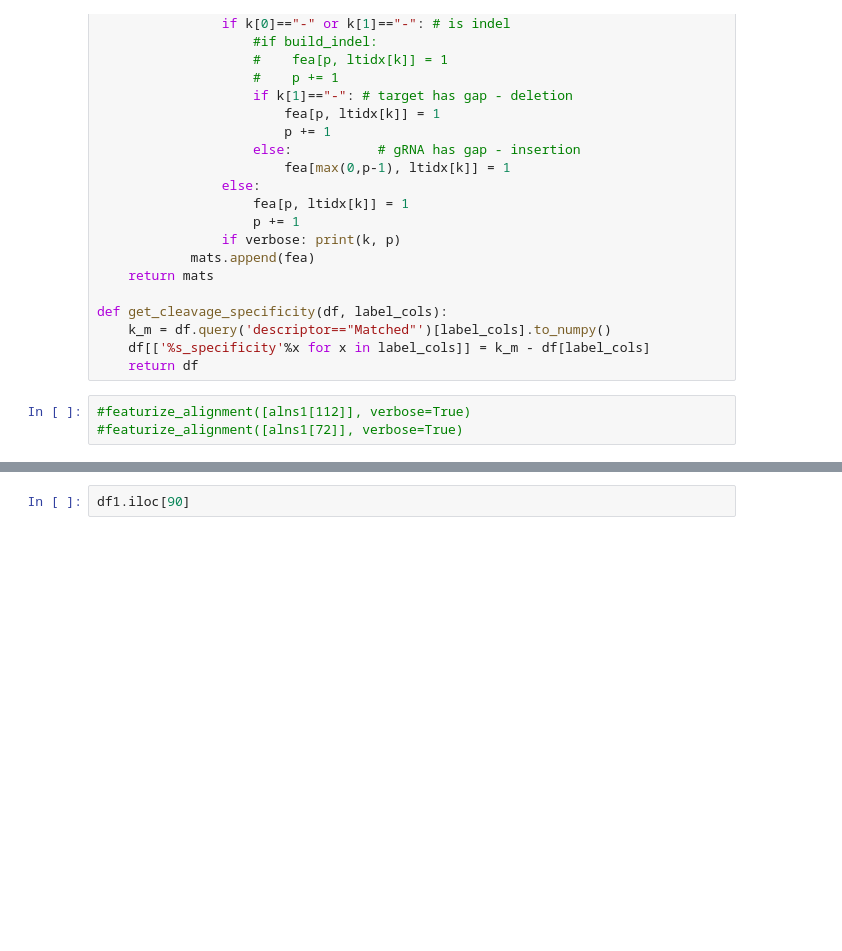
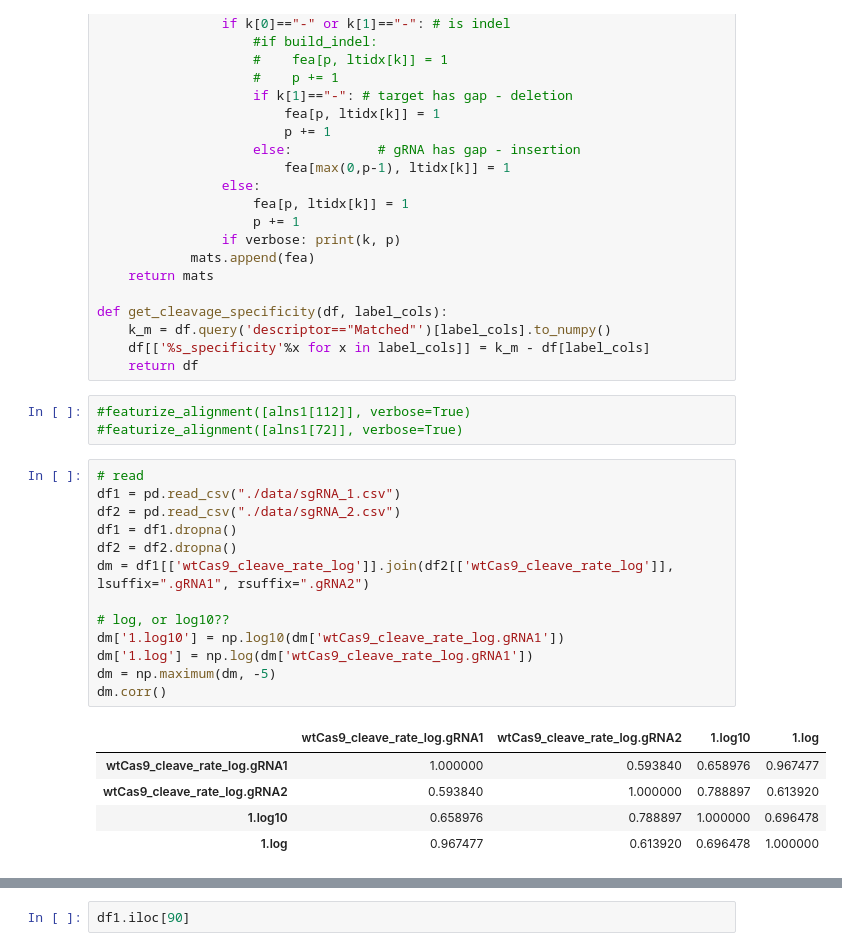
Before and after one commit to zj-zhang/Elektrum, a Jupyter notebook: notebooks/01-compileData.ipynb, the cells around one changed output, grey strips where cells are left out. Cells and saved outputs as stored; diff of their text form; blank space fills up the shorter version.

```diff
--- a/notebooks/01-compileData.ipynb
+++ b/notebooks/01-compileData.ipynb
@@ -103,4 +103,23 @@ def get_cleavage_specificity(df, label_cols):
 # %%
 #featurize_alignment([alns1[112]], verbose=True)
 #featurize_alignment([alns1[72]], verbose=True)
+# %%
+# read
+df1 = pd.read_csv("./data/sgRNA_1.csv")
+df2 = pd.read_csv("./data/sgRNA_2.csv")
+df1 = df1.dropna()
+df2 = df2.dropna()
+dm = df1[['wtCas9_cleave_rate_log']].join(df2[['wtCas9_cleave_rate_log']], lsuffix=".gRNA1", rsuffix=".gRNA2")
+
+# log, or log10??
+dm['1.log10'] = np.log10(dm['wtCas9_cleave_rate_log.gRNA1'])
+dm['1.log'] = np.log(dm['wtCas9_cleave_rate_log.gRNA1'])
+dm = np.maximum(dm, -5)
+dm.corr()
+# %% [output]
+|  | wtCas9_cleave_rate_log.gRNA1 | wtCas9_cleave_rate_log.gRNA2 | 1.log10 | 1.log |
+| wtCas9_cleave_rate_log.gRNA1 | 1.000000 | 0.593840 | 0.658976 | 0.967477 |
+| wtCas9_cleave_rate_log.gRNA2 | 0.593840 | 1.000000 | 0.788897 | 0.613920 |
+| 1.log10 | 0.658976 | 0.788897 | 1.000000 | 0.696478 |
+| 1.log | 0.967477 | 0.613920 | 0.696478 | 1.000000 |
 # %%
```
Also changed, not shown: parts of 4 cells of this notebook, 19 other files.
